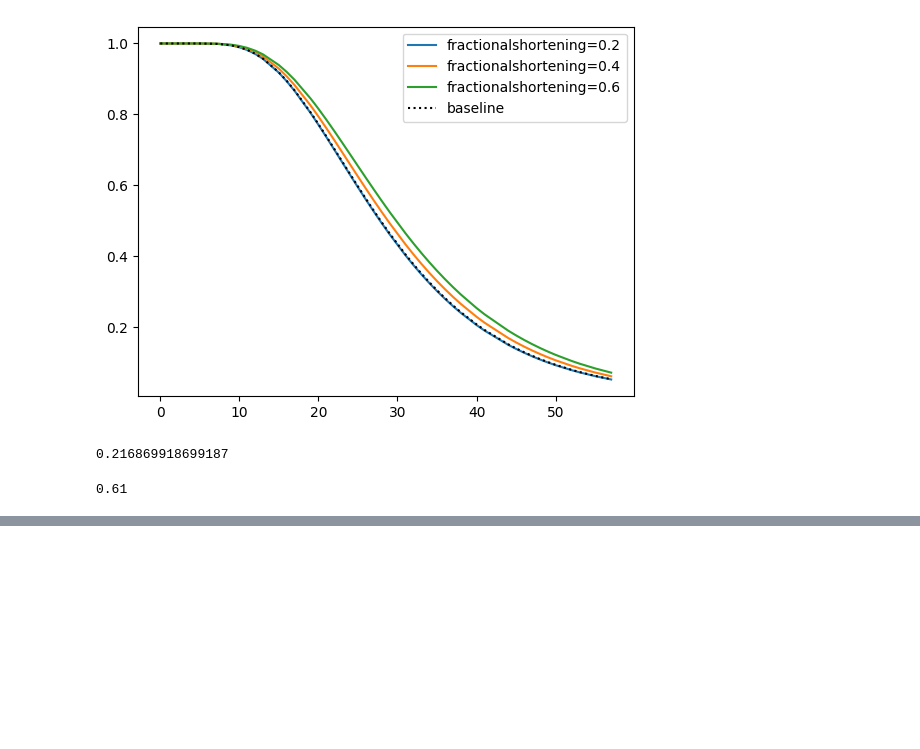
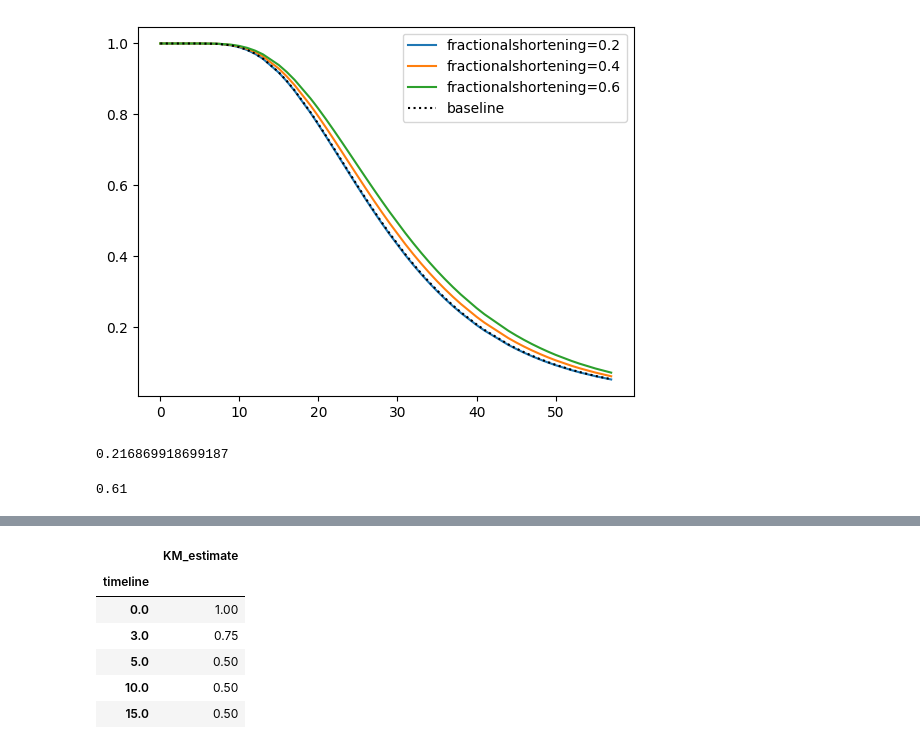
Before and after one commit to gmehra123/1st-repository, a Jupyter notebook: Survival_Analysis.ipynb, the cells around one changed output, grey strips where cells are left out. Cells and saved outputs as stored; diff of their text form; code cells hidden in the pictures; blank space fills up the shorter version.

```diff
--- a/Survival_Analysis.ipynb
+++ b/Survival_Analysis.ipynb
@@ -263,0 +352,10 @@ heart["fractionalshortening"].max()
+# %%
+kmf_toy.survival_function_
+# %% [output]
+|  | KM_estimate |
+| timeline |  |
+| 0.0 | 1.00 |
+| 3.0 | 0.75 |
+| 5.0 | 0.50 |
+| 10.0 | 0.50 |
+| 15.0 | 0.50 |
```
Also changed, not shown: parts of 20 cells of this notebook.
